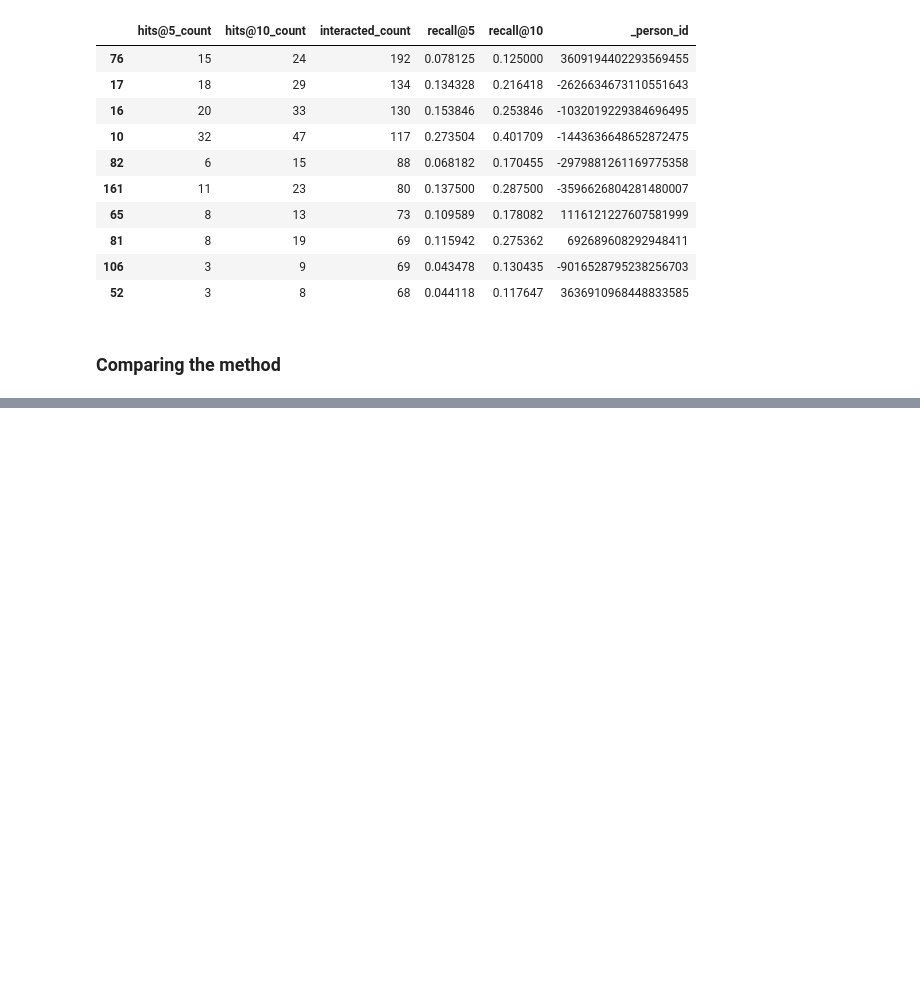
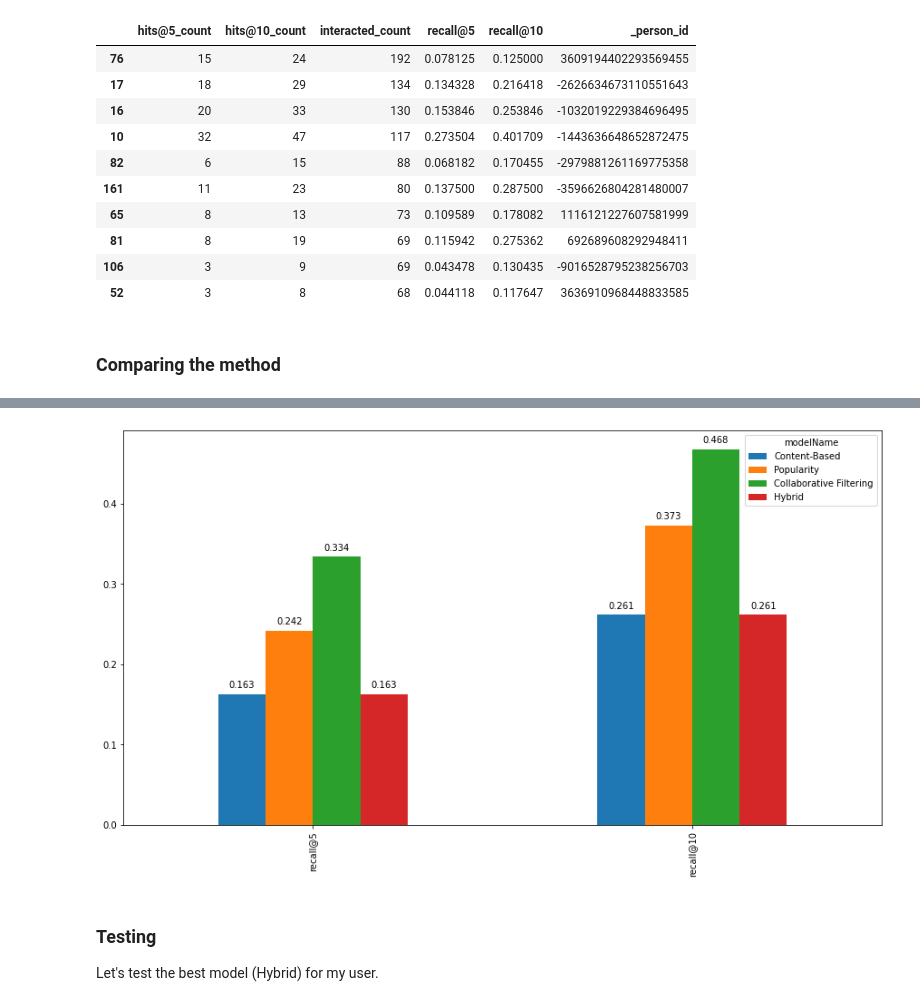
Before and after one commit to JIPiration/kaggles, a Jupyter notebook: Dataset_articles-sharing-and-reading-from-CI&T-DeskDrop/03_recommender-systems-in-python-101.ipynb, the cells around one changed output, grey strips where cells are left out. Saved outputs shown, nothing was run; the diff lists cells and outputs as text; code cells hidden in the pictures; blank space fills up the shorter version.

```diff
--- a/Dataset_articles-sharing-and-reading-from-CI&T-DeskDrop/03_recommender-systems-in-python-101.ipynb
+++ b/Dataset_articles-sharing-and-reading-from-CI&T-DeskDrop/03_recommender-systems-in-python-101.ipynb
@@ -923,3 +923,7 @@ Global metrics:
 | 52 | 3 | 8 | 68 | 0.044118 | 0.117647 | 3636910968448833585 |
 # %% [markdown]
 ### __Comparing the method__
+# %%
+global_metrics_df = pd.DataFrame([cb_global_metrics, pop_global_metrics, cf_global_metrics, hybrid_global_metrics]) \
+                        .set_index('modelName')
+global_metrics_df
@@ -925,0 +937,12 @@ Global metrics:
+# %%
+%matplotlib inline
+ax = global_metrics_df.transpose().plot(kind='bar', figsize=(15,8))
+for p in ax.patches:
+    ax.annotate("%.3f" % p.get_height(), (p.get_x() + p.get_width() / 2., p.get_height()),
+                ha='center', va='center', xytext=(0, 10), textcoords='offset points')
+# %% [output]
+[figure, added]
+# %% [markdown]
+### __Testing__
+
+Let's test the best model (Hybrid) for my user.
```
Also changed, not shown: parts of 7 cells of this notebook.
